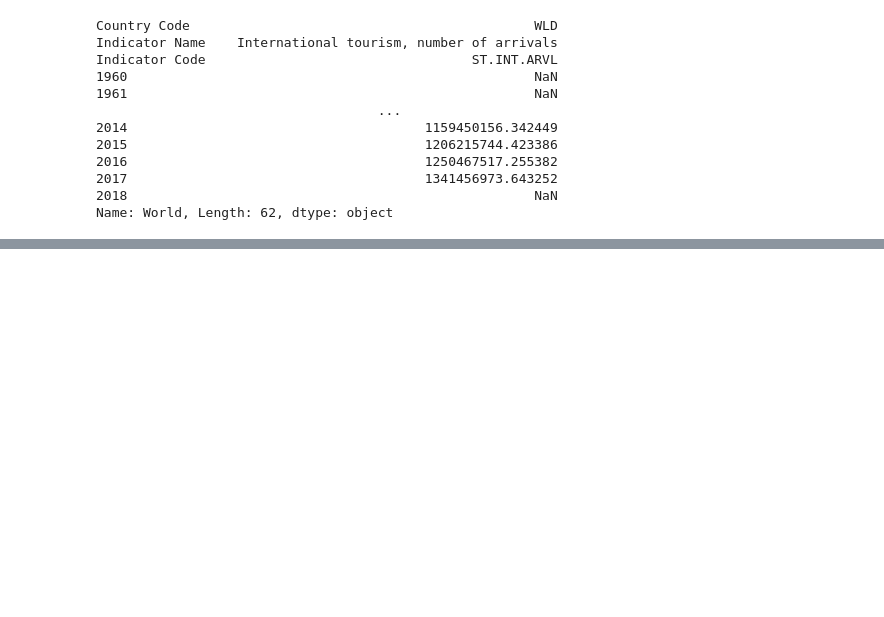
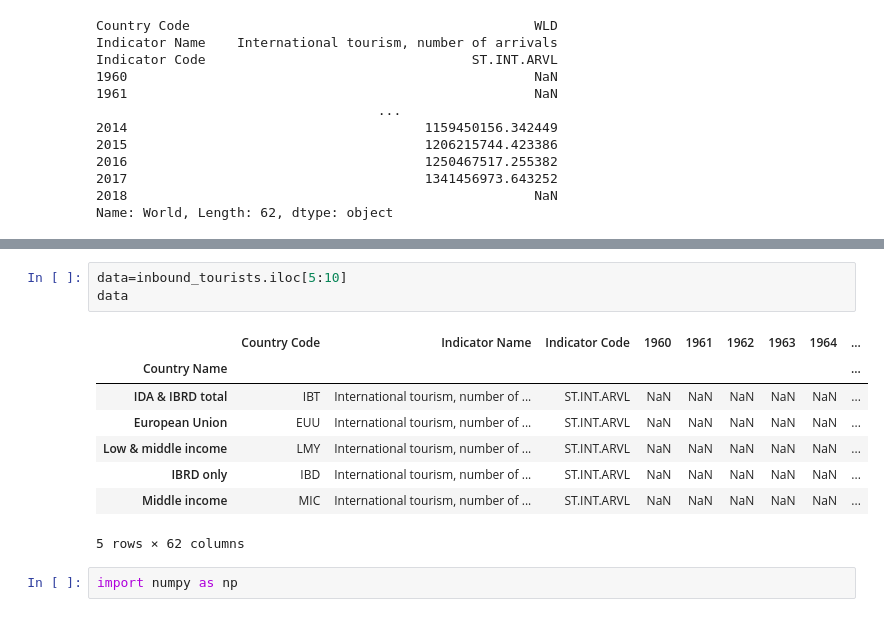
Before and after one commit to Sushant6862/Jeremy-Howard-Squadron-, a Jupyter notebook: EDA_Project_1.ipynb, the cells around one changed output, grey strips where cells are left out. Cells and saved outputs as stored; diff of their text form; blank space fills up the shorter version.

```diff
--- a/EDA_Project_1.ipynb
+++ b/EDA_Project_1.ipynb
@@ -148,0 +196,14 @@ Name: World, Length: 62, dtype: object
+# %%
+data=inbound_tourists.iloc[5:10]
+data
+# %% [output]
+|  | Country Code | Indicator Name | Indicator Code | 1960 | 1961 | 1962 | 1963 | 1964 | ... |
+| Country Name |  |  |  |  |  |  |  |  | ... |
+| IDA & IBRD total | IBT | International tourism, number of ... | ST.INT.ARVL | NaN | NaN | NaN | NaN | NaN | ... |
+| European Union | EUU | International tourism, number of ... | ST.INT.ARVL | NaN | NaN | NaN | NaN | NaN | ... |
+| Low & middle income | LMY | International tourism, number of ... | ST.INT.ARVL | NaN | NaN | NaN | NaN | NaN | ... |
+| IBRD only | IBD | International tourism, number of ... | ST.INT.ARVL | NaN | NaN | NaN | NaN | NaN | ... |
+| Middle income | MIC | International tourism, number of ... | ST.INT.ARVL | NaN | NaN | NaN | NaN | NaN | ... |
+5 rows × 62 columns
+# %%
+import numpy as np
```
Also changed, not shown: parts of 5 cells of this notebook.
